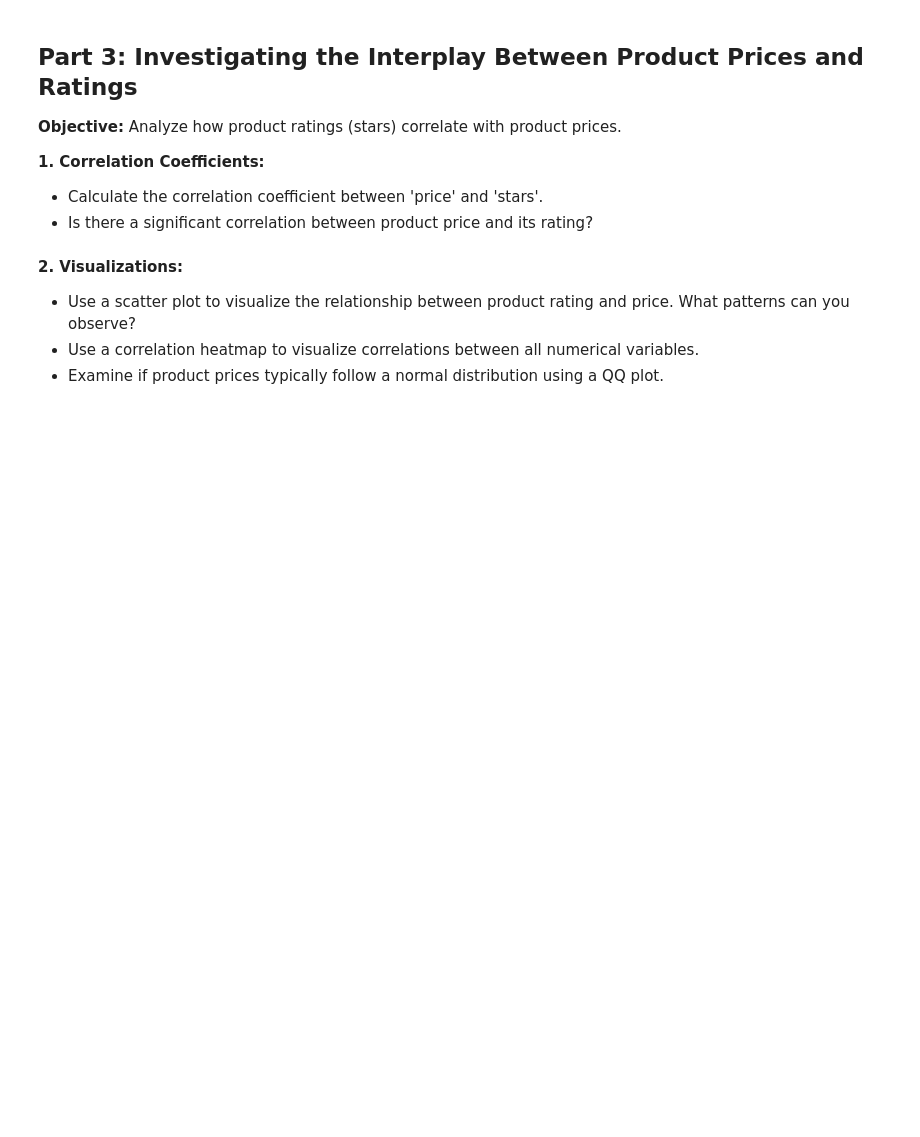
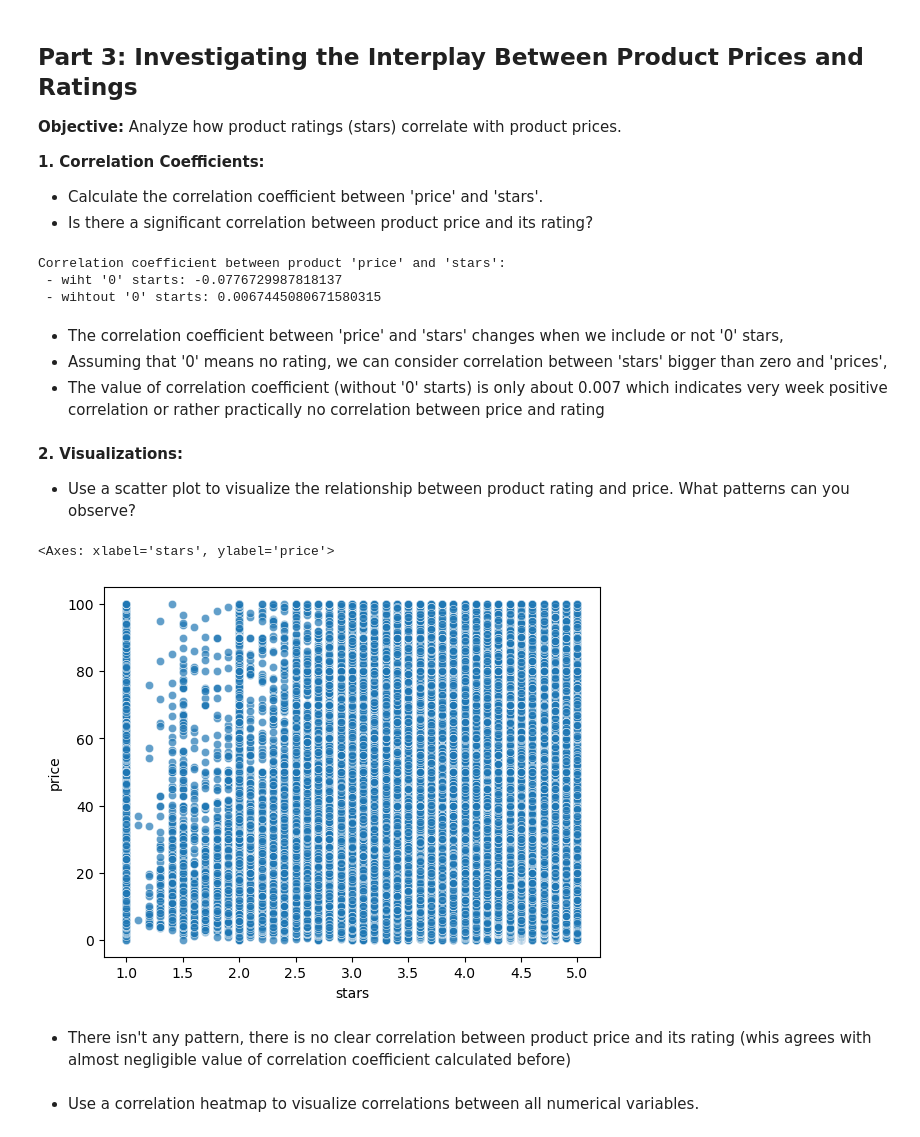
Before and after one commit to Beata2307/lab-eda-bivariate, a Jupyter notebook: Lab_EDA_bivariate.ipynb, the cells around one changed output. Cells and saved outputs as stored; diff of their text form; code cells hidden in the pictures; blank space fills up the shorter version.

```diff
--- a/Lab_EDA_bivariate.ipynb
+++ b/Lab_EDA_bivariate.ipynb
@@ -240,6 +226,27 @@ ax.set(title='', xlabel='', ylabel='')
+# %%
+print("Correlation coefficient between product 'price' and 'stars':")
+print(f" - wiht '0' starts: {corr_coeff}")
+print(f" - wihtout '0' starts: {corr_coeff_without_zero_star}")
+# %% [output]
+Correlation coefficient between product 'price' and 'stars':
+ - wiht '0' starts: -0.0776729987818137
+ - wihtout '0' starts: 0.0067445080671580315
+# %% [markdown]
+- The correlation coefficient between 'price' and 'stars' changes when we include or not '0' stars,
+- Assuming that '0' means no rating, we can consider correlation between 'stars' bigger than zero and 'prices',
+- The value of correlation coefficient (without '0' starts) is only about 0.007 which indicates very week positive correlation or rather practically no correlation between price and rating
 # %% [markdown]
 **2. Visualizations:**
 
 - Use a scatter plot to visualize the relationship between product rating and price. What patterns can you observe?
-- Use a correlation heatmap to visualize correlations between all numerical variables.
-- Examine if product prices typically follow a normal distribution using a QQ plot.
+# %%
+# exclude 'stars' values with zero - assuming these are people who didn't leave the note
+filter_stars = df_filter[df['stars']>0].reset_index(drop=True)
+sns.scatterplot(data=filter_stars, x='stars', y='price',alpha=0.7)
+# %% [output]
+<Axes: xlabel='stars', ylabel='price'>
+[figure, added]
+# %% [markdown]
+- There isn't any pattern, there is no clear correlation between product price and its rating (whis agrees with almost negligible value of correlation coefficient calculated before)
+# %% [markdown]
+- Use a correlation heatmap to visualize correlations between all numerical variables.
```
Also changed, not shown: parts of 27 cells of this notebook.
